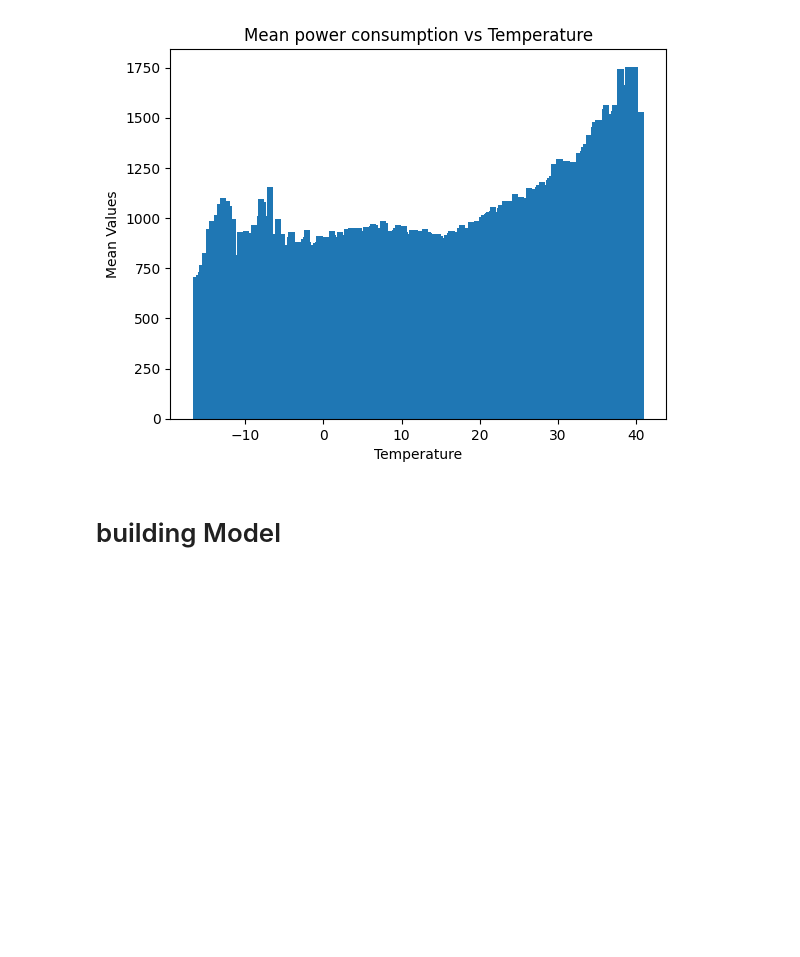
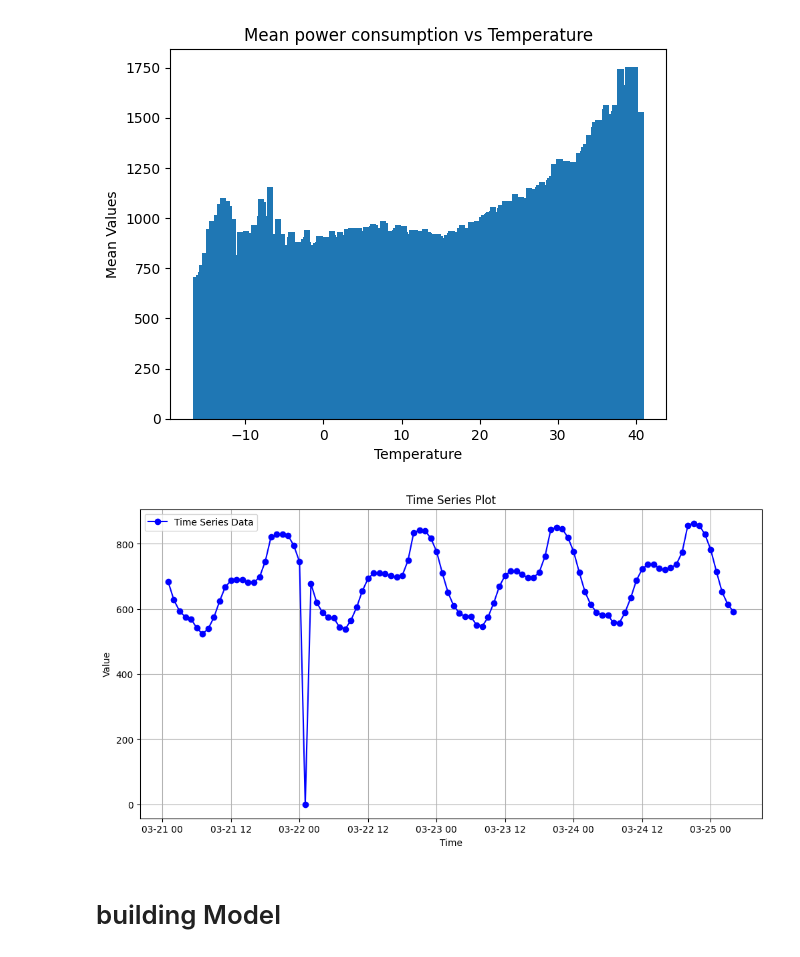
Before and after one commit to amirhosseinamerimanesh/Load-Forecasting-Machine-Learing, a Jupyter notebook: load_forecasting_ml.ipynb, the cells around one changed output. Saved outputs shown, nothing was run; the diff lists cells and outputs as text; code cells hidden in the pictures; blank space fills up the shorter version.

Commit message:
added train and test plot figures

```diff
--- a/load_forecasting_ml.ipynb
+++ b/load_forecasting_ml.ipynb
@@ -125,14 +125,16 @@ plt.show()
 # %%
 # Plotting
 plt.figure(figsize=(12, 6))
-plt.plot(concat_df['time'], concat_df['values'], label='Time Series Data', marker='o', linestyle='-', color='b')
+plt.plot(concat_df['time'][:100], concat_df['values'][:100], label='Time Series Data', marker='o', linestyle='-', color='b')
 
 plt.title('Time Series Plot')
 plt.xlabel('Time')
 plt.ylabel('Value')
 plt.legend()
 plt.grid(True)
 plt.show()
+# %% [output]
+[figure, added]
 # %%
 # normalizing the value and mean columns
 # Normalizing using the Standard Deviation Normalization method
```
Also changed, not shown: parts of 14 cells of this notebook.
